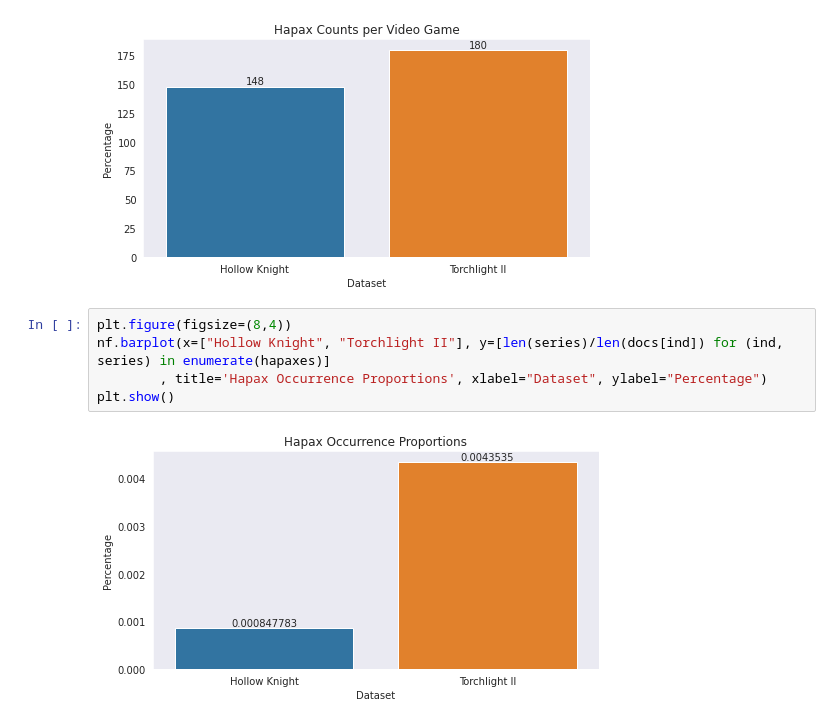
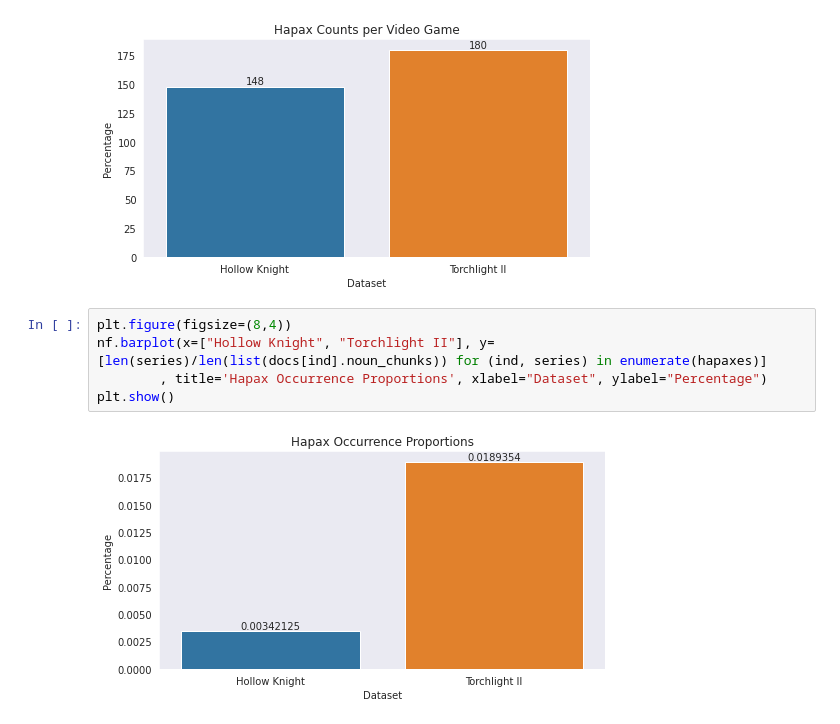
Before and after one commit to Data-Science-for-Linguists-2022/Pragmatics-In-Video-Games, a Jupyter notebook: notebooks/named_entities.ipynb, the cells around one changed output. Drawn from its saved outputs; the diff is of its cells as text.

```diff
--- a/notebooks/named_entities.ipynb
+++ b/notebooks/named_entities.ipynb
@@ -239,8 +242,8 @@ plt.show()
 [figure]
 # %%
 plt.figure(figsize=(8,4))
-nf.barplot(x=["Hollow Knight", "Torchlight II"], y=[len(series)/len(docs[ind]) for (ind, series) in enumerate(hapaxes)]
+nf.barplot(x=["Hollow Knight", "Torchlight II"], y=[len(series)/len(list(docs[ind].noun_chunks)) for (ind, series) in enumerate(hapaxes)]
         , title='Hapax Occurrence Proportions', xlabel="Dataset", ylabel="Percentage")
 plt.show()
 # %% [output]
-[figure, old version]
+[figure, new version]
```
Also changed, not shown: parts of 4 cells of this notebook, 3 other files.
